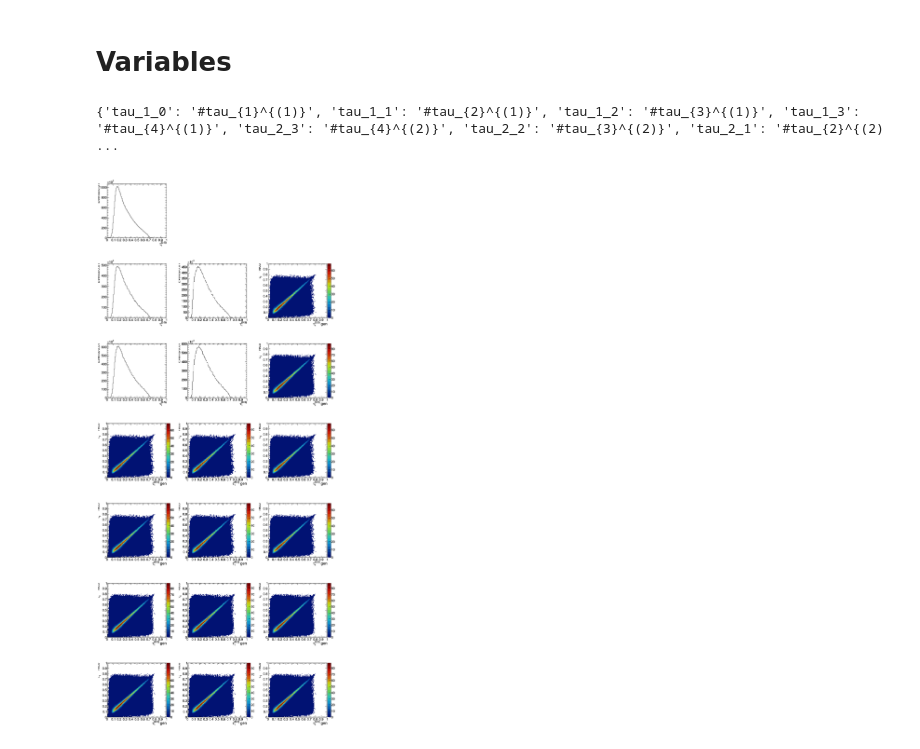
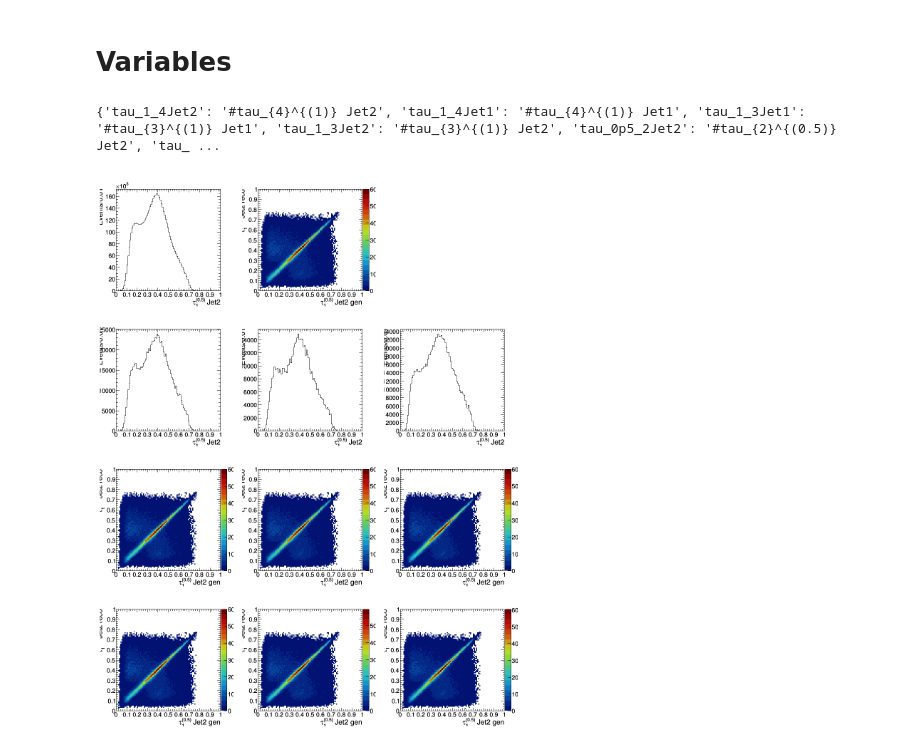
Before and after one commit to GlennnLiu/jetObservables, a Jupyter notebook: Unfolding/notebooks/Unfolding_tau1-4_dijet.ipynb, the cells around one changed output. Saved outputs shown, nothing was run; the diff lists cells and outputs as text; code cells hidden in the pictures.

```diff
--- a/Unfolding/notebooks/Unfolding_tau1-4_dijet.ipynb
+++ b/Unfolding/notebooks/Unfolding_tau1-4_dijet.ipynb
@@ -23,10 +23,13 @@ Welcome to JupyROOT 6.14/09
 # %%
 lumi=5750+2573+4242+4025+3104+7576+8632
 print lumi
-CrossSection=np.array([1973000000,117200,7760,642.1,185.9,32.05,9.365,0.8398,0.1124,0.006752,0.0001626])
-EventNumber=np.array([3520.33,6875125,4150588,9344512.12,6571952,8456672.59,6680029,831433,692968,834414,11166471])
+#CrossSection=np.array([1973000000,117200,7760,642.1,185.9,32.05,9.365,0.8398,0.1124,0.006752,0.0001626])
+#EventNumber=np.array([3520.33,6875125,4150588,9344512.12,6571952,8456672.59,6680029,831433,692968,834414,11166471])
+CrossSection=3.205e8
+EventNumber=260208.698
 Scale=lumi*CrossSection/EventNumber
 print Scale
-MC_Compo=np.array(['QCD Flat','QCD Pt170to300','QCD Pt300to470','QCD Pt470to600','QCD Pt600to800','QCD Pt800to1000','QCD Pt1000to1400','QCD Pt1400to1800','QCD Pt1800to2400','QCD Pt2400to3200','QCD Pt3200toInf'])
+MC_Compo='QCD Herwigg++'
+#MC_Compo=np.array(['QCD Flat','QCD Pt170to300','QCD Pt300to470','QCD Pt470to600','QCD Pt600to800','QCD Pt800to1000','QCD Pt1000to1400','QCD Pt1400to1800','QCD Pt1800to2400','QCD Pt2400to3200','QCD Pt3200toInf'])
 # %% [output]
 35902
@@ -60,0 +37,10 @@ print len(fMC)
+# %%
+fData=[]
+path='/work/algomez/work/Files/jetObservables/v03/jetObservables_histograms_JetHT2016*.root'
+files=glob.glob(path)
+for f in files:
+    fData.append(f)
+print len(fData)
+fMC='/work/algomez/work/Files/jetObservables/v03/jetObservables_histograms_QCD_Pt-15to7000_TuneCUETHS1_Flat_13TeV_herwigpp.root'
+
+print len(fMC)
@@ -293,23 +289,28 @@ def DoUnfolding(Response,Data_reco,MC_reco,MC_gen,SysUnc,tau):
 # %% [markdown]
 # Variables
 # %%
-variables=['tau_0p5_0','tau_1_0','tau_2_0','tau_0p5_1','tau_1_1','tau_2_1','tau_0p5_2','tau_1_2','tau_2_2','tau_0p5_3','tau_1_3','tau_2_3']
+variables=['tau_0p5_1','tau_1_1','tau_2_1','tau_0p5_2','tau_1_2','tau_2_2','tau_0p5_3','tau_1_3','tau_2_3','tau_0p5_4','tau_1_4','tau_2_4']
 reco={}
+fake={}
 gen={}
+miss={}
 resp={}
 sysunc={}
 title={}
 for var in variables:
-    reco[var]='recoJet_'+var+'_nom_dijetSel'
-    gen[var]='genJet_'+var+'_dijetSel'
-    resp[var]='respJet_'+var+'_nom_dijetSel'
-    for source in ['jesTotal',"jer","pu"]:
-        for ud in ['Up','Down']:
-            sysunc[var+source+ud]='respJet_'+var+'_'+source+ud+'_dijetSel'
-    title[var]='#tau_{'+str(int(var.split('_')[2])+1)+'}^{'+('(0.5)' if 'p' in var.split('_')[1] else '('+var.split('_')[1]+')')+'}'
+    for jet in ['Jet1','Jet2']:
+        reco[var+jet]='reco'+jet+'_'+var+'_nom_dijetSel'
+        fake[var+jet]='fakereco'+jet+'_'+var+'_nom_dijetSel'
+        gen[var+jet]='gen'+jet+'_'+var+'_dijetSel'
+        miss[var+jet]='missgen'+jet+'_'+var+'_dijetSel'
+        resp[var+jet]='resp'+jet+'_'+var+'_nom_dijetSel'
+        for source in ['jesTotal',"jer","pu"]:
+            for ud in ['Up','Down']:
+                sysunc[var+jet+source+ud]='resp'+jet+'_'+var+'_'+source+ud+'_dijetSel'
+        title[var+jet]='#tau_{'+var.split('_')[2]+'}^{'+('(0.5)' if 'p' in var.split('_')[1] else '('+var.split('_')[1]+')')+'} '+jet
 print title
 # %% [output]
-{'tau_1_0': '#tau_{1}^{(1)}', 'tau_1_1': '#tau_{2}^{(1)}', 'tau_1_2': '#tau_{3}^{(1)}', 'tau_1_3': '#tau_{4}^{(1)}', 'tau_2_3': '#tau_{4}^{(2)}', 'tau_2_2': '#tau_{3}^{(2)}', 'tau_2_1': '#tau_{2}^{(2) ...
+{'tau_1_4Jet2': '#tau_{4}^{(1)} Jet2', 'tau_1_4Jet1': '#tau_{4}^{(1)} Jet1', 'tau_1_3Jet1': '#tau_{3}^{(1)} Jet1', 'tau_1_3Jet2': '#tau_{3}^{(1)} Jet2', 'tau_0p5_2Jet2': '#tau_{2}^{(0.5)} Jet2', 'tau_ ...
 # %%
 Data_0={}
 MC1_0={}
@@ -366,35 +366,28 @@ for i in range(1,len(fMC)):
 # %%
-var='tau_0p5_0'
-c0=rt.TCanvas("c0","c0",0,0,1200,2800)
-c0.Divide(3,7)
+var='tau_0p5_1'
+c0=rt.TCanvas("c0","c0",0,0,1200,1600)
+c0.Divide(3,4)
 c0.cd(1)
-Data_0[reco[var]].Draw("hist")
+jet='Jet2'
+Data_0[reco[var+jet]].Draw("hist")
 c0.cd(4)
-MC1_0[reco[var]].Draw("hist")
+MC3_0[reco[var+jet]].Draw("hist")
+c0.cd(6)
+MC3_0[gen[var+jet]].Draw("hist")
+c0.cd(2)
+MC3_0[resp[var+jet]].Draw("Colz")
 c0.cd(5)
-MC1_0[gen[var]].Draw("hist")
-c0.cd(6)
-MC1_0[resp[var]].Draw("Colz")
-c0.cd(7)
-MC2_0[reco[var]].Draw("hist")
-c0.cd(8)
-MC2_0[gen[var]].Draw("hist")
-c0.cd(9)
-MC2_0[resp[var]].Draw("Colz")
+MC3_0[fake[var+jet]].Draw("hist")
+
 c0.Draw()
-i=10
+i=7
 for source in ['jesTotal',"jer","pu"]:
     for ud in ['Up','Down']:
         c0.cd(i)
-        MC1_0[sysunc[var+source+ud]].Draw("Colz")
+        MC3_0[sysunc[var+jet+source+ud]].Draw("Colz")
         i+=1
-for source in ['jesTotal',"jer","pu"]:
-    for ud in ['Up','Down']:
-        c0.cd(i)
-        MC2_0[sysunc[var+source+ud]].Draw("Colz")
-        i+=1
 # %% [output]
-[figure, old version]
+[figure, new version]
 # %%
 gen_bins={}
 reco_bins={}
```
Also changed, not shown: parts of 7 cells of this notebook, 13 other files.
